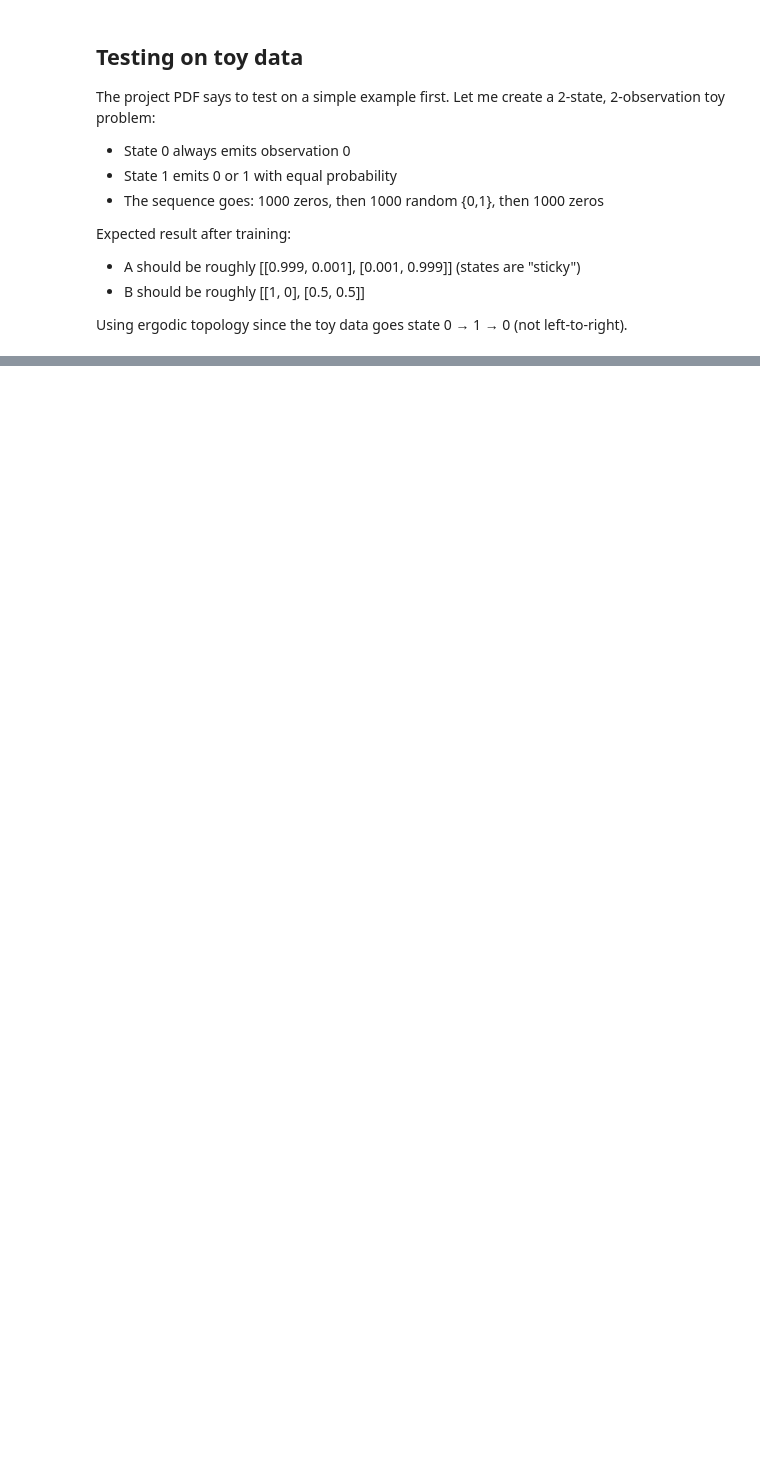
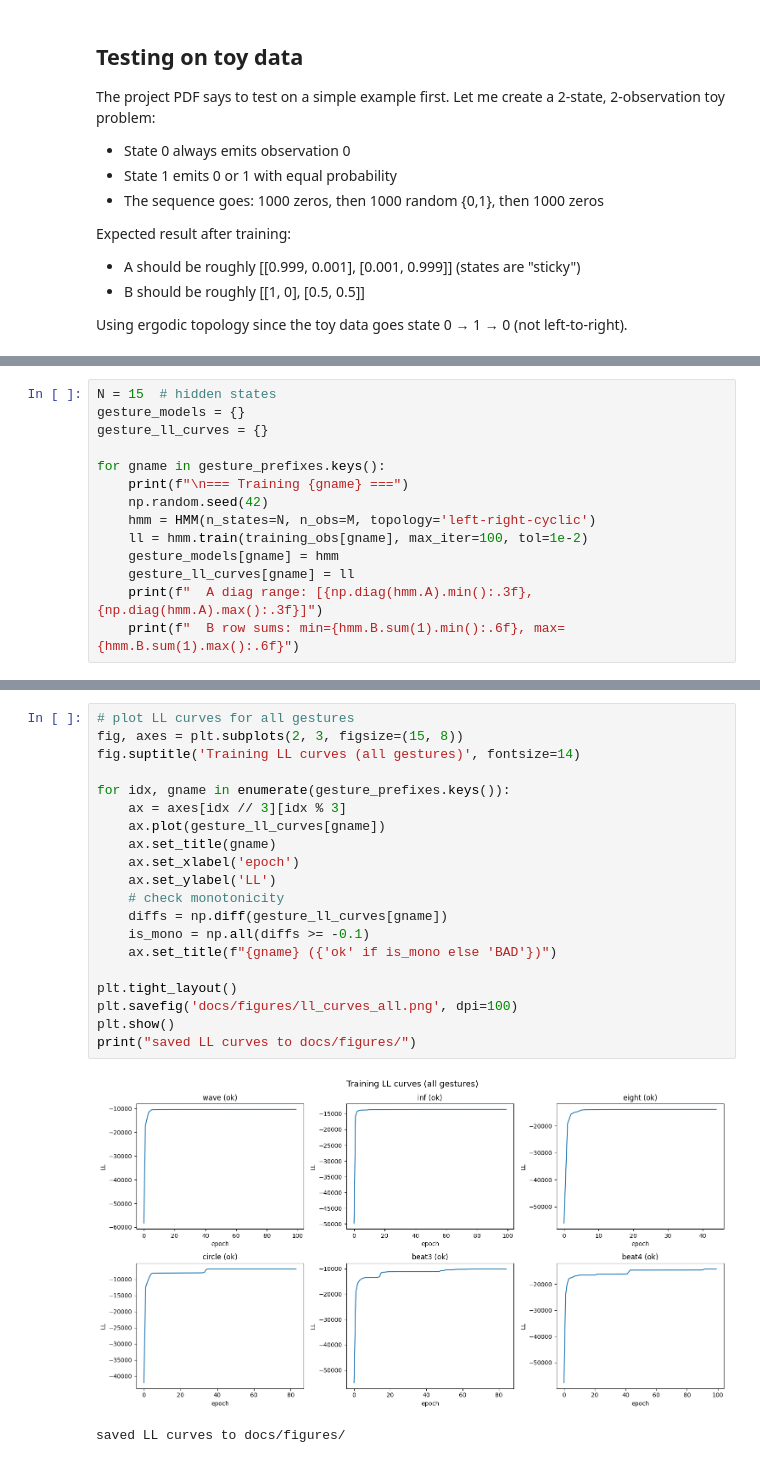
Before and after one commit to D-Tony2020/Gesture_Recognation_HMM, a Jupyter notebook: gesture_hmm.ipynb, the cells around one changed output, grey strips where cells are left out. Saved outputs shown, nothing was run; the diff lists cells and outputs as text; blank space fills up the shorter version.

```diff
--- a/gesture_hmm.ipynb
+++ b/gesture_hmm.ipynb
@@ -477,0 +590,14 @@ plt.show()
+# %%
+N = 15  # hidden states
+gesture_models = {}
+gesture_ll_curves = {}
+
+for gname in gesture_prefixes.keys():
+    print(f"\n=== Training {gname} ===")
+    np.random.seed(42)
+    hmm = HMM(n_states=N, n_obs=M, topology='left-right-cyclic')
+    ll = hmm.train(training_obs[gname], max_iter=100, tol=1e-2)
+    gesture_models[gname] = hmm
+    gesture_ll_curves[gname] = ll
+    print(f"  A diag range: [{np.diag(hmm.A).min():.3f}, {np.diag(hmm.A).max():.3f}]")
+    print(f"  B row sums: min={hmm.B.sum(1).min():.6f}, max={hmm.B.sum(1).max():.6f}")
@@ -477,0 +622,23 @@ plt.show()
+# %%
+# plot LL curves for all gestures
+fig, axes = plt.subplots(2, 3, figsize=(15, 8))
+fig.suptitle('Training LL curves (all gestures)', fontsize=14)
+
+for idx, gname in enumerate(gesture_prefixes.keys()):
+    ax = axes[idx // 3][idx % 3]
+    ax.plot(gesture_ll_curves[gname])
+    ax.set_title(gname)
+    ax.set_xlabel('epoch')
+    ax.set_ylabel('LL')
+    # check monotonicity
+    diffs = np.diff(gesture_ll_curves[gname])
+    is_mono = np.all(diffs >= -0.1)
+    ax.set_title(f"{gname} ({'ok' if is_mono else 'BAD'})")
+
+plt.tight_layout()
+plt.savefig('docs/figures/ll_curves_all.png', dpi=100)
+plt.show()
+print("saved LL curves to docs/figures/")
+# %% [output]
+[figure, added]
+saved LL curves to docs/figures/
```
Also changed, not shown: parts of 19 cells of this notebook, 13 other files.
